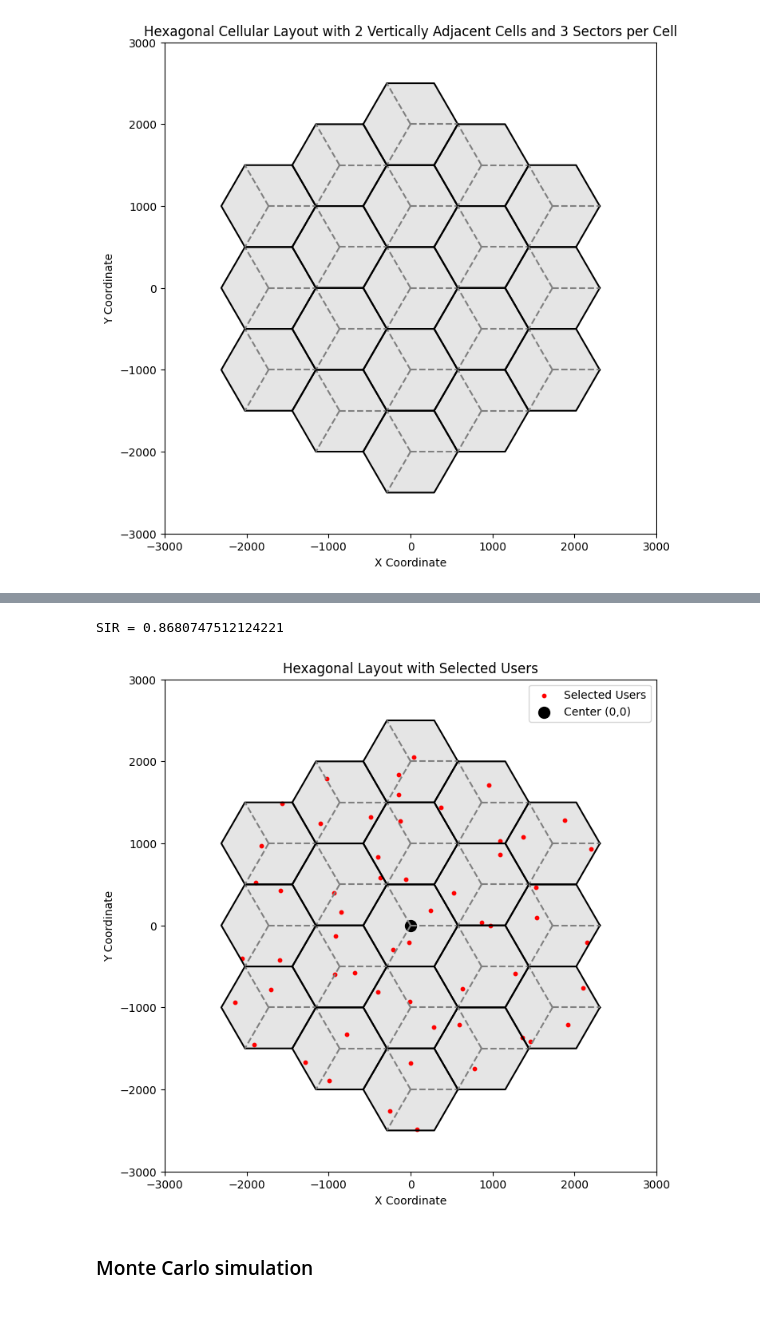
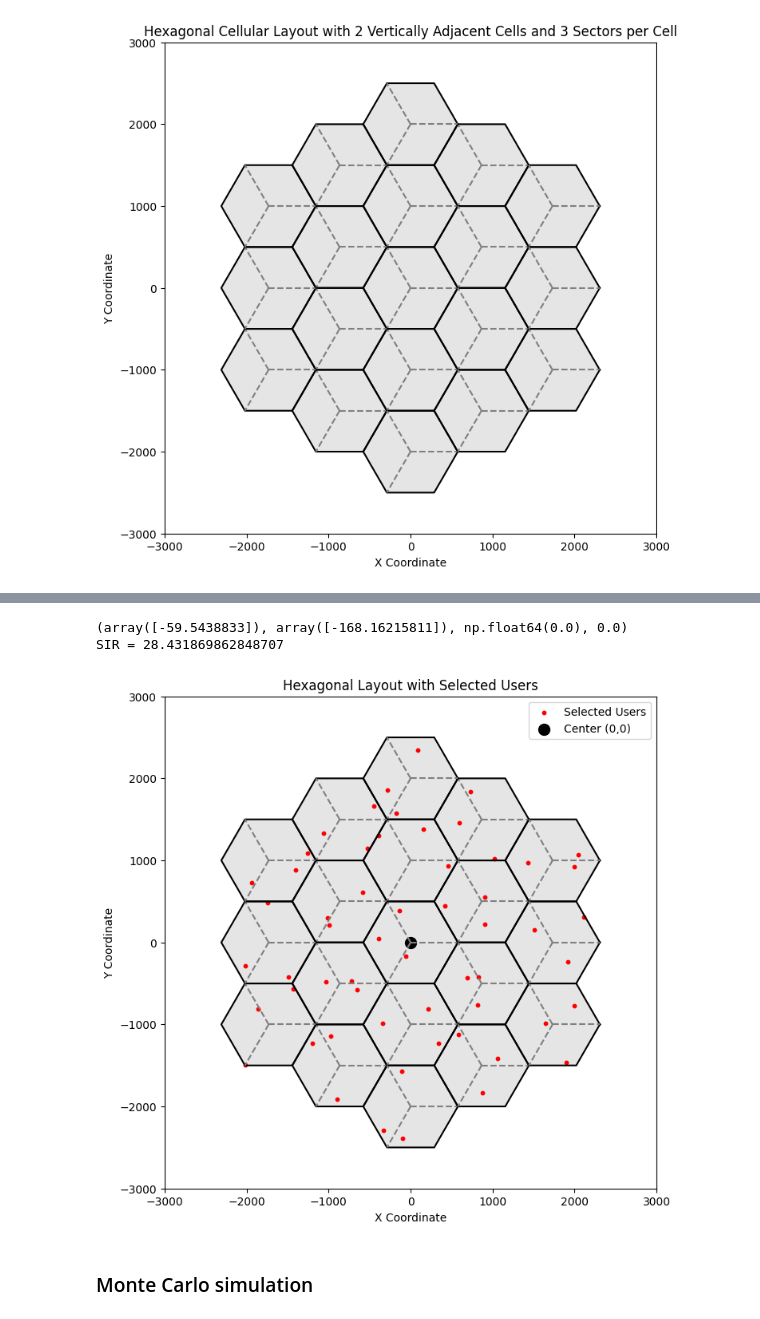
Before and after one commit to YumaIshigooka/mobile-comms-project, a Jupyter notebook: notebooks/implmenetation.ipynb, the cells around one changed output, grey strips where cells are left out. Drawn from its saved outputs; the diff is of its cells as text; code cells hidden in the pictures.

```diff
--- a/notebooks/implmenetation.ipynb
+++ b/notebooks/implmenetation.ipynb
@@ -233,7 +233,7 @@ def generate_n_random_points_in_hexagons(hex_positions, radius, height, num_poin
                 sector = calculate_sector(random_x, random_y, center_x, center_y)
                 if (len(sector_users[sector]) < num_points):
                     sector_users[sector].append((random_x, random_y))
-                    points.append((random_x, random_y))
+                    points.append((random_x, random_y, center_x, center_y))
                     curr += 1
     return points
 
@@ -249,7 +249,7 @@ def print_points_param(str, param_str, users, param):
 users = generate_n_random_points_in_hexagons(hex_positions, radius, height)
 
 # Calculate distances to center (0, 0)
-distances_to_center = [10 * np.log10(np.sqrt((x - 0)**2 + (y - 0)**2)) for x, y in users]
+distances_to_center = [10 * np.log10(np.sqrt((x - 0)**2 + (y - 0)**2)) for x, y, _, _ in users]
 
 # print_points_param("Selected Users and Their Distances:", "Distance to Center", users, distances_to_center)
 
@@ -269,10 +269,10 @@ pathloss_shadowing = [p + np.random.normal(0, 8) for p in pathloss] # Combining
 linear_ps  = [10 ** (p/10) for p in pathloss_shadowing]
 #print_points_param("Selected Users and Their Pathloss + Shadowing Linear:", "Pathloss + Shadowing to Center", users, linear_ps)
 
-print()
+print(users[0])
 
 curr = linear_ps[0][0]
-curr_sector = calculate_sector(users[0][0][0], users[0][1][0], 0, 0)
+curr_sector = calculate_sector(users[0][0][0], users[0][1][0], users[0][2], users[0][3])
 interference = 0
 for i in range(1, len(linear_ps)):
     if calculate_sector(users[i][0][0], users[i][1][0], 0, 0) == curr_sector:
@@ -280,35 +280,36 @@ for i in range(1, len(linear_ps)):
 
 SIR = curr / interference
 print(f"SIR = {SIR}")
 
 
 # Visualization
 fig, ax = plt.subplots(figsize=(8, 8))
 ax.set_aspect('equal')
 ax.set_title("Hexagonal Layout with Selected Users")
 
 # Plot each cell at the specified hexagonal coordinates
 for (x, y) in hex_positions:
     plot_cell_with_sectors(ax, x, y, radius)
 
 
 
 # Plot selected users
-x_users, y_users = zip(*users)
+x_users, y_users, _, _ = zip(*users)
 ax.scatter(x_users, y_users, color='red', s=10, label="Selected Users")
 
 # Highlight the central point
 ax.scatter([0], [0], color='black', s=100, label='Center (0,0)')
 
 plt.xlim(height * -3, height * 3)
 plt.ylim(height * -3, height * 3)
 plt.xlabel("X Coordinate")
 plt.ylabel("Y Coordinate")
 plt.legend()
 plt.grid(False)
 plt.show()
 # %% [output]
-SIR = 0.8680747512124221
+(array([-59.5438833]), array([-168.16215811]), np.float64(0.0), 0.0)
+SIR = 28.431869862848707
-[figure, old version]
+[figure, new version]
 # %% [markdown]
 ### Monte Carlo simulation
```
Also changed, not shown: parts of 8 cells of this notebook.
